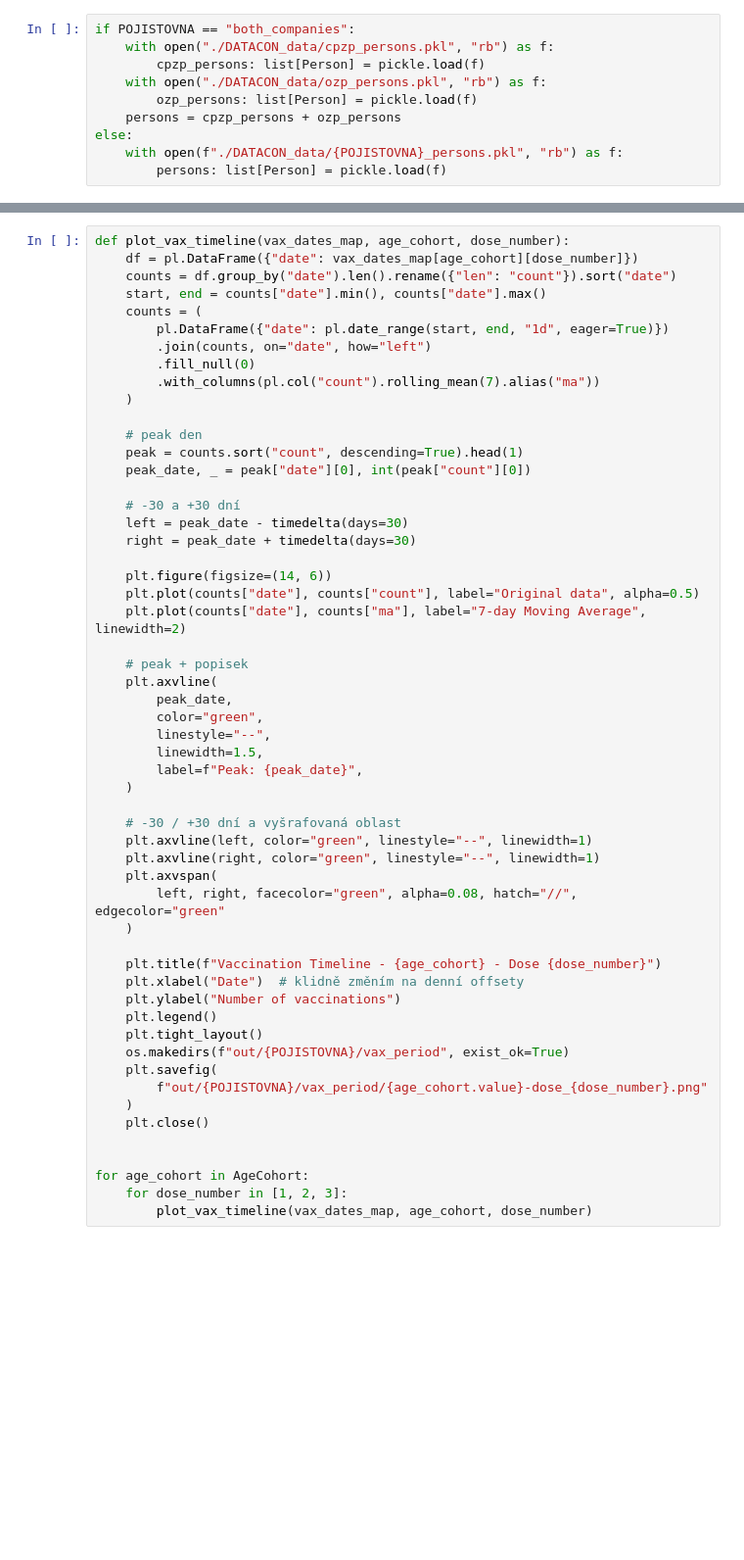
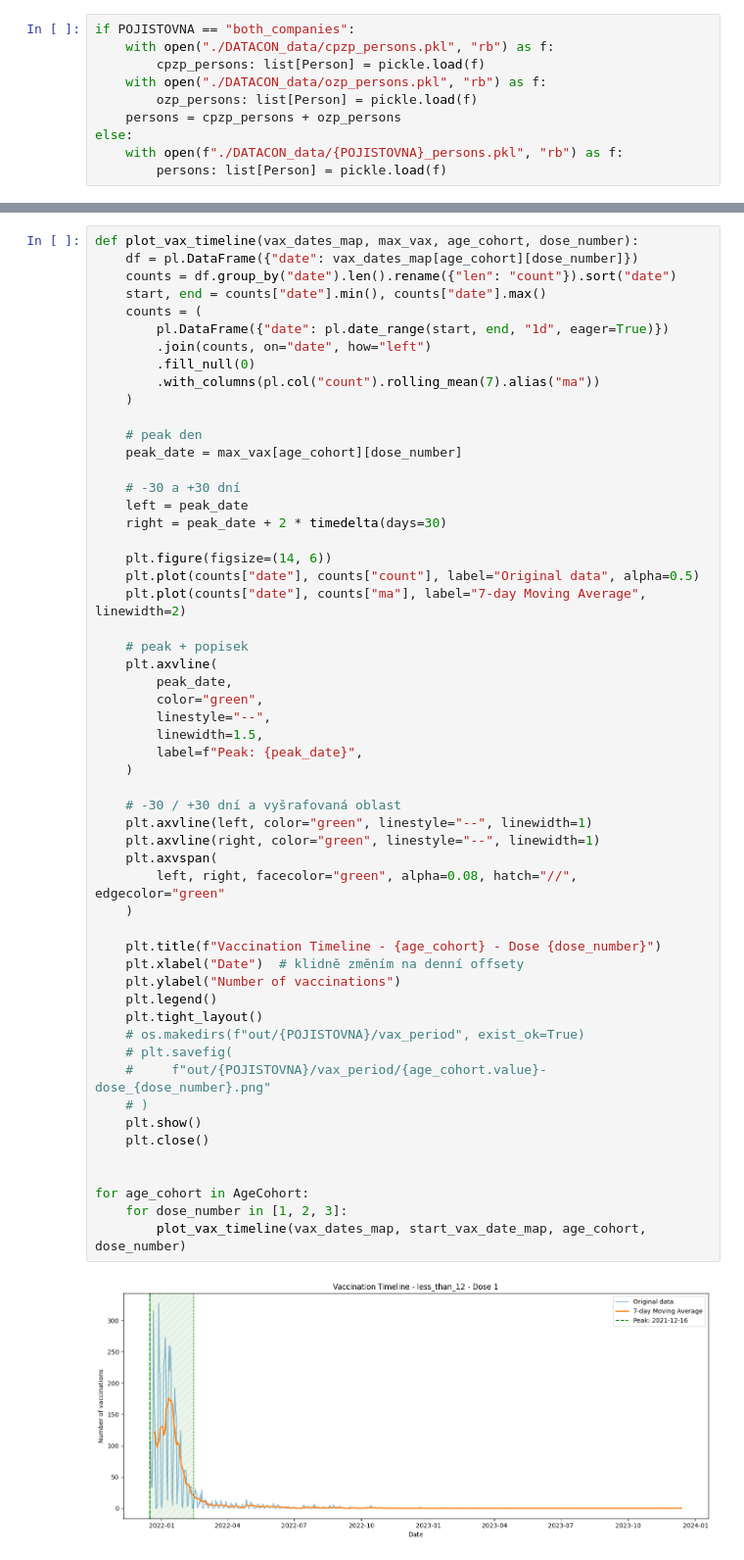
Before and after one commit to ROGR3/ARCHA21-DATACON, a Jupyter notebook: max_vax_analysis.ipynb, the cells around one changed output, grey strips where cells are left out. Shown at 98% size. Cells and saved outputs as stored; diff of their text form; blank space fills up the shorter version.

```diff
--- a/max_vax_analysis.ipynb
+++ b/max_vax_analysis.ipynb
@@ -200,5 +254,5 @@ for p in persons:
 # %%
-def plot_vax_timeline(vax_dates_map, age_cohort, dose_number):
+def plot_vax_timeline(vax_dates_map, max_vax, age_cohort, dose_number):
     df = pl.DataFrame({"date": vax_dates_map[age_cohort][dose_number]})
     counts = df.group_by("date").len().rename({"len": "count"}).sort("date")
     start, end = counts["date"].min(), counts["date"].max()
@@ -210,45 +264,47 @@ def plot_vax_timeline(vax_dates_map, age_cohort, dose_number):
     )
 
     # peak den
-    peak = counts.sort("count", descending=True).head(1)
-    peak_date, _ = peak["date"][0], int(peak["count"][0])
+    peak_date = max_vax[age_cohort][dose_number]
 
     # -30 a +30 dní
-    left = peak_date - timedelta(days=30)
-    right = peak_date + timedelta(days=30)
+    left = peak_date
+    right = peak_date + 2 * timedelta(days=30)
 
     plt.figure(figsize=(14, 6))
     plt.plot(counts["date"], counts["count"], label="Original data", alpha=0.5)
     plt.plot(counts["date"], counts["ma"], label="7-day Moving Average", linewidth=2)
 
     # peak + popisek
     plt.axvline(
         peak_date,
         color="green",
         linestyle="--",
         linewidth=1.5,
         label=f"Peak: {peak_date}",
     )
 
     # -30 / +30 dní a vyšrafovaná oblast
     plt.axvline(left, color="green", linestyle="--", linewidth=1)
     plt.axvline(right, color="green", linestyle="--", linewidth=1)
     plt.axvspan(
         left, right, facecolor="green", alpha=0.08, hatch="//", edgecolor="green"
     )
 
     plt.title(f"Vaccination Timeline - {age_cohort} - Dose {dose_number}")
     plt.xlabel("Date")  # klidně změním na denní offsety
     plt.ylabel("Number of vaccinations")
     plt.legend()
     plt.tight_layout()
-    os.makedirs(f"out/{POJISTOVNA}/vax_period", exist_ok=True)
-    plt.savefig(
-        f"out/{POJISTOVNA}/vax_period/{age_cohort.value}-dose_{dose_number}.png"
-    )
+    # os.makedirs(f"out/{POJISTOVNA}/vax_period", exist_ok=True)
+    # plt.savefig(
+    #     f"out/{POJISTOVNA}/vax_period/{age_cohort.value}-dose_{dose_number}.png"
+    # )
+    plt.show()
     plt.close()
 
 
 for age_cohort in AgeCohort:
     for dose_number in [1, 2, 3]:
-        plot_vax_timeline(vax_dates_map, age_cohort, dose_number)
+        plot_vax_timeline(vax_dates_map, start_vax_date_map, age_cohort, dose_number)
+# %% [output]
+[figure, added]
```
Also changed, not shown: parts of 8 cells of this notebook, 6 other files.
